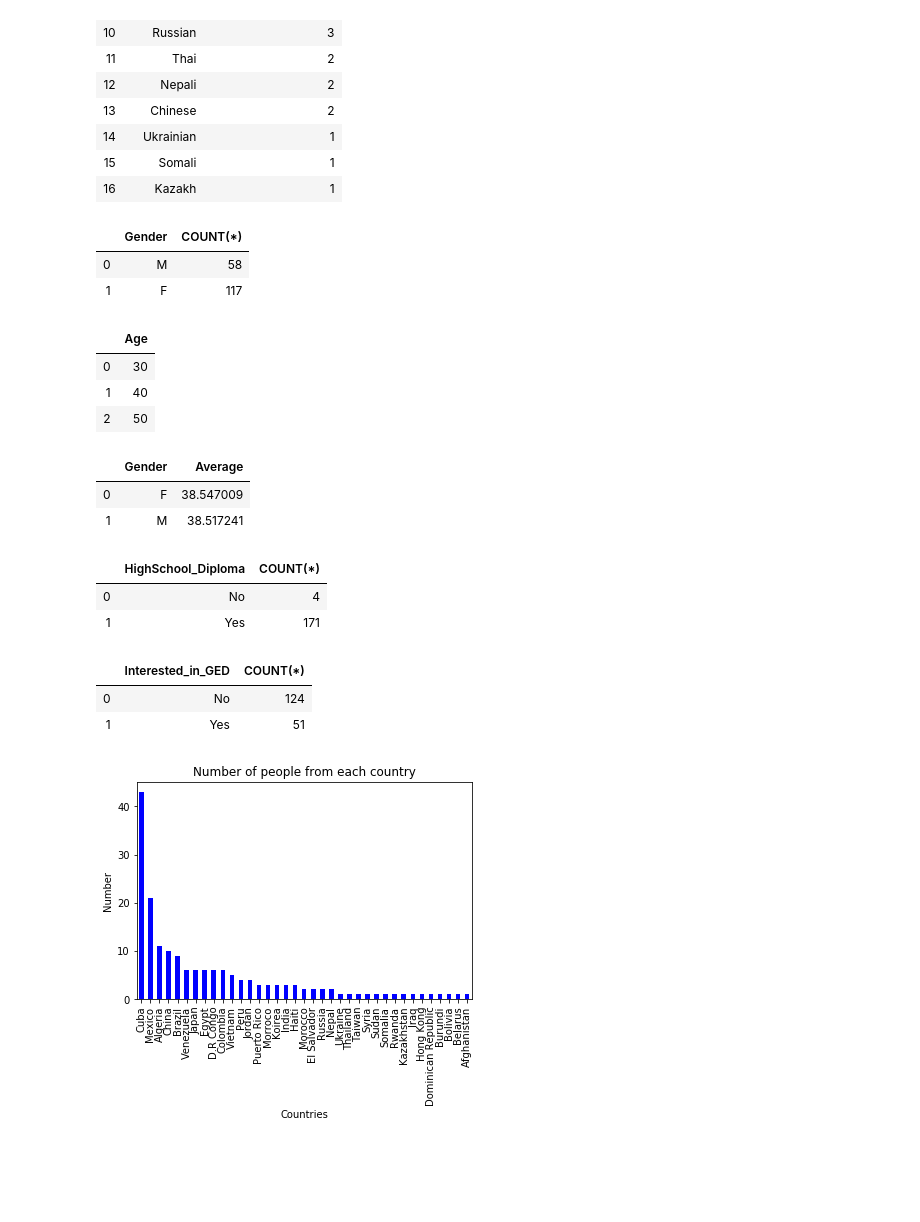
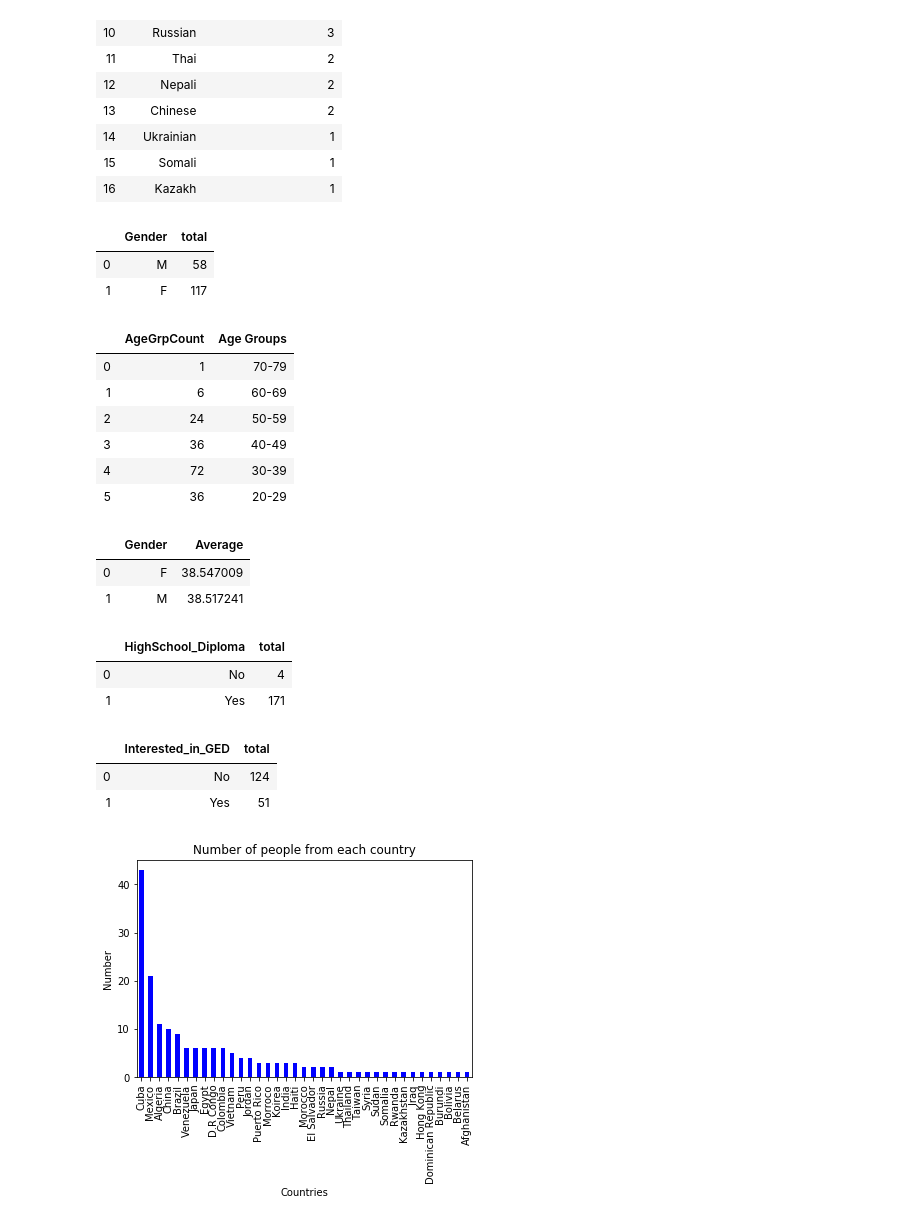
Before and after one commit to purumaster/LAESLData, a Jupyter notebook: LAESLData.ipynb, the cells around one changed output. Cells and saved outputs as stored; diff of their text form; code cells hidden in the pictures; blank space fills up the shorter version.

Commit message:
Age Groups

```diff
--- a/LAESLData.ipynb
+++ b/LAESLData.ipynb
@@ -171,42 +171,69 @@ df3
 # %%
 # Student's genders.
 query = '''
-SELECT Gender, COUNT(*)
+SELECT Gender, COUNT(*) AS total
 FROM LAESL
 GROUP BY Gender = "M","F";
 
 '''
 
 df4 = run_query(query)
 
 # read data out of the database and into dataframe
 df4 = df4.sort_values("Gender", ascending = False).reset_index(drop=True)
 
 
 df4
 # %% [output]
-|  | Gender | COUNT(*) |
+|  | Gender | total |
 | 0 | M | 58 |
 | 1 | F | 117 |
-# %%
-# Student's ages.
-query = '''
-SELECT DATE('now') - BirthYear
-AS Age
-FROM LAESL
-WHERE
-    Age = 10 OR Age = 20 OR Age = 30 OR Age = 40 OR Age = 50
-GROUP BY Age
-;
-
-'''
-
-run_query(query)
-# %% [output]
-|  | Age |
-| 0 | 30 |
-| 1 | 40 |
-| 2 | 50 |
+# %%
+# Student's ages.
+query = '''
+WITH AgeData as
+(
+  SELECT  DATE('now') - BirthYear AS [AGE]
+  FROM LAESL
+),
+GroupAge AS
+(
+  SELECT
+         CASE
+             WHEN Age <19 THEN "Under 19"
+             WHEN Age between 20 AND 29 THEN "20-29"
+             WHEN Age between 30 AND 39 THEN "30-39"
+             WHEN Age between 40 AND 49 THEN "40-49"
+             WHEN Age between 50 AND 59 THEN "50-59"
+             WHEN Age between 60 AND 69 THEN "60-69"
+             WHEN Age between 70 AND 79 THEN "70-79"
+         END AS [Age Groups]
+  FROM AgeData
+)
+SELECT COUNT(*) AS [AgeGrpCount],
+       [Age Groups]
+FROM GroupAge
+GROUP BY [Age Groups]
+;
+
+
+'''
+
+df5 = run_query(query)
+
+# read data out of the database and into dataframe
+df5 = df5.sort_values("Age Groups", ascending = False).reset_index(drop=True)
+
+
+df5
+# %% [output]
+|  | AgeGrpCount | Age Groups |
+| 0 | 1 | 70-79 |
+| 1 | 6 | 60-69 |
+| 2 | 24 | 50-59 |
+| 3 | 36 | 40-49 |
+| 4 | 72 | 30-39 |
+| 5 | 36 | 20-29 |
 # %%
 # Average of student's age.
 query = '''
@@ -226,7 +253,7 @@ run_query(query)
 # %%
 # How many students have thier High School Diploma.
 query = '''
-SELECT HighSchool_Diploma, COUNT(*)
+SELECT HighSchool_Diploma, COUNT(*)  AS total
 FROM LAESL
 GROUP BY HighSchool_Diploma = "Yes","No";
 
@@ -234,13 +261,13 @@ GROUP BY HighSchool_Diploma = "Yes","No";
 
 run_query(query)
 # %% [output]
-|  | HighSchool_Diploma | COUNT(*) |
+|  | HighSchool_Diploma | total |
 | 0 | No | 4 |
 | 1 | Yes | 171 |
 # %%
 # How many students are interested in GED.
 query = '''
-SELECT Interested_in_GED, COUNT(*)
+SELECT Interested_in_GED, COUNT(*) AS total
 FROM LAESL
 GROUP BY Interested_in_GED = "Yes","No";
 
@@ -248,7 +275,7 @@ GROUP BY Interested_in_GED = "Yes","No";
 
 run_query(query)
 # %% [output]
-|  | Interested_in_GED | COUNT(*) |
+|  | Interested_in_GED | total |
 | 0 | No | 124 |
 | 1 | Yes | 51 |
 # %%
```
Also changed, not shown: 1 other file.
